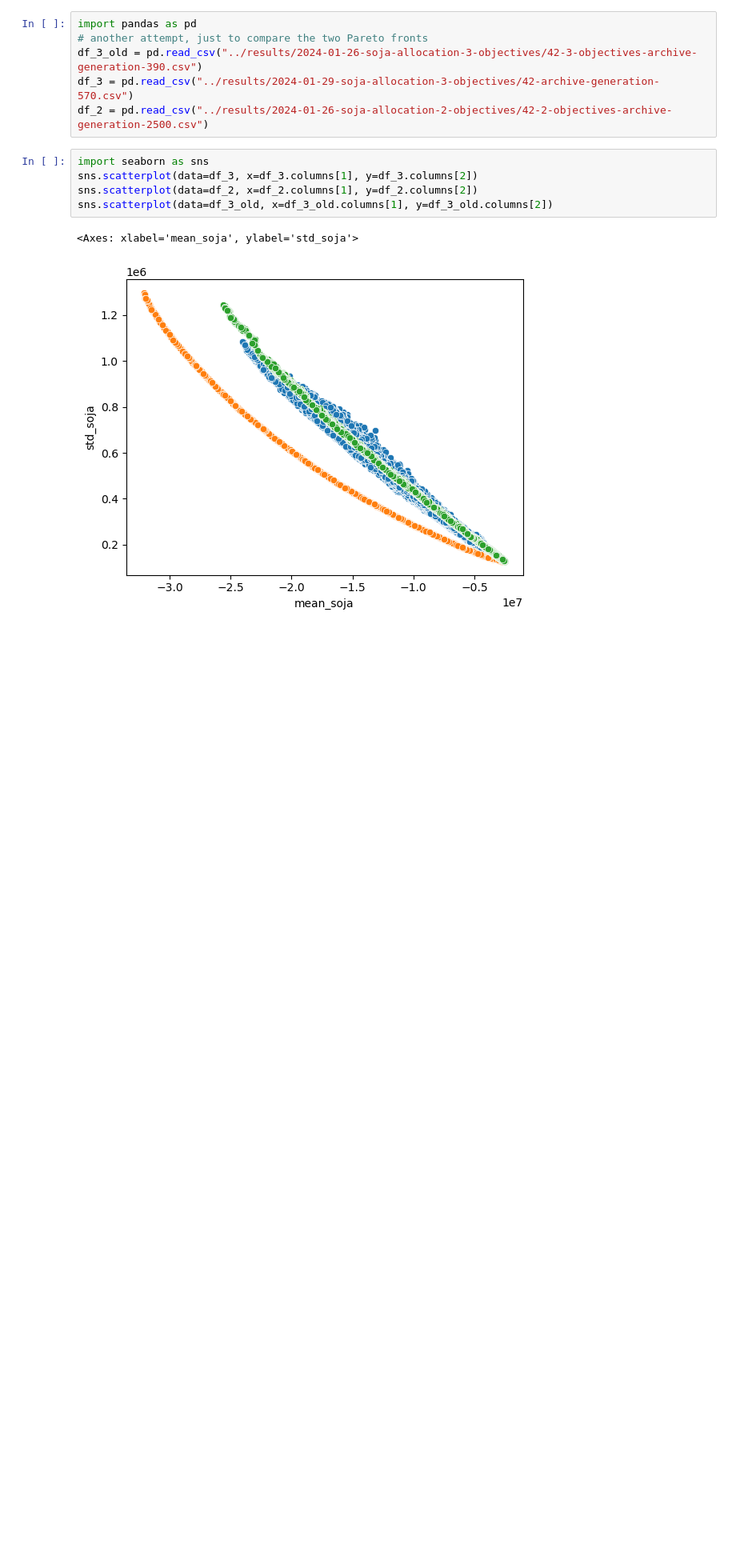
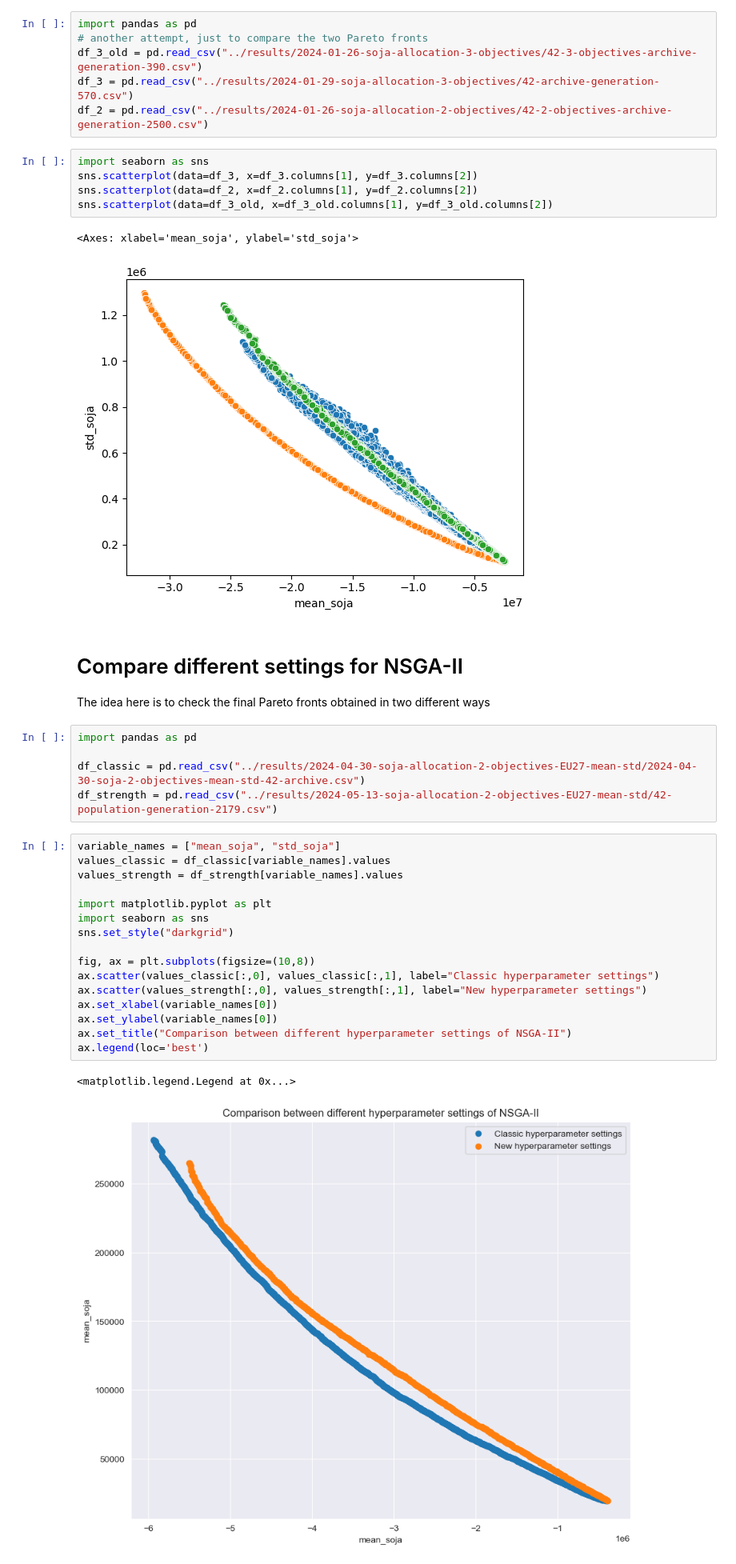
Before and after one commit to albertotonda/optimization-crop-allocation, a Jupyter notebook: src/plot_figures.ipynb, the cells around one changed output. Shown at 80% size. Saved outputs shown, nothing was run; the diff lists cells and outputs as text; blank space fills up the shorter version.

```diff
--- a/src/plot_figures.ipynb
+++ b/src/plot_figures.ipynb
@@ -164,3 +164,30 @@ sns.scatterplot(data=df_3_old, x=df_3_old.columns[1], y=df_3_old.columns[2])
 # %% [output]
 <Axes: xlabel='mean_soja', ylabel='std_soja'>
 [figure]
+# %% [markdown]
+# Compare different settings for NSGA-II
+The idea here is to check the final Pareto fronts obtained in two different ways
+# %%
+import pandas as pd
+
+df_classic = pd.read_csv("../results/2024-04-30-soja-allocation-2-objectives-EU27-mean-std/2024-04-30-soja-2-objectives-mean-std-42-archive.csv")
+df_strength = pd.read_csv("../results/2024-05-13-soja-allocation-2-objectives-EU27-mean-std/42-population-generation-2179.csv")
+# %%
+variable_names = ["mean_soja", "std_soja"]
+values_classic = df_classic[variable_names].values
+values_strength = df_strength[variable_names].values
+
+import matplotlib.pyplot as plt
+import seaborn as sns
+sns.set_style("darkgrid")
+
+fig, ax = plt.subplots(figsize=(10,8))
+ax.scatter(values_classic[:,0], values_classic[:,1], label="Classic hyperparameter settings")
+ax.scatter(values_strength[:,0], values_strength[:,1], label="New hyperparameter settings")
+ax.set_xlabel(variable_names[0])
+ax.set_ylabel(variable_names[0])
+ax.set_title("Comparison between different hyperparameter settings of NSGA-II")
+ax.legend(loc='best')
+# %% [output]
+<matplotlib.legend.Legend at 0x...>
+[figure, added]
```
Also changed, not shown: 1 other file.
